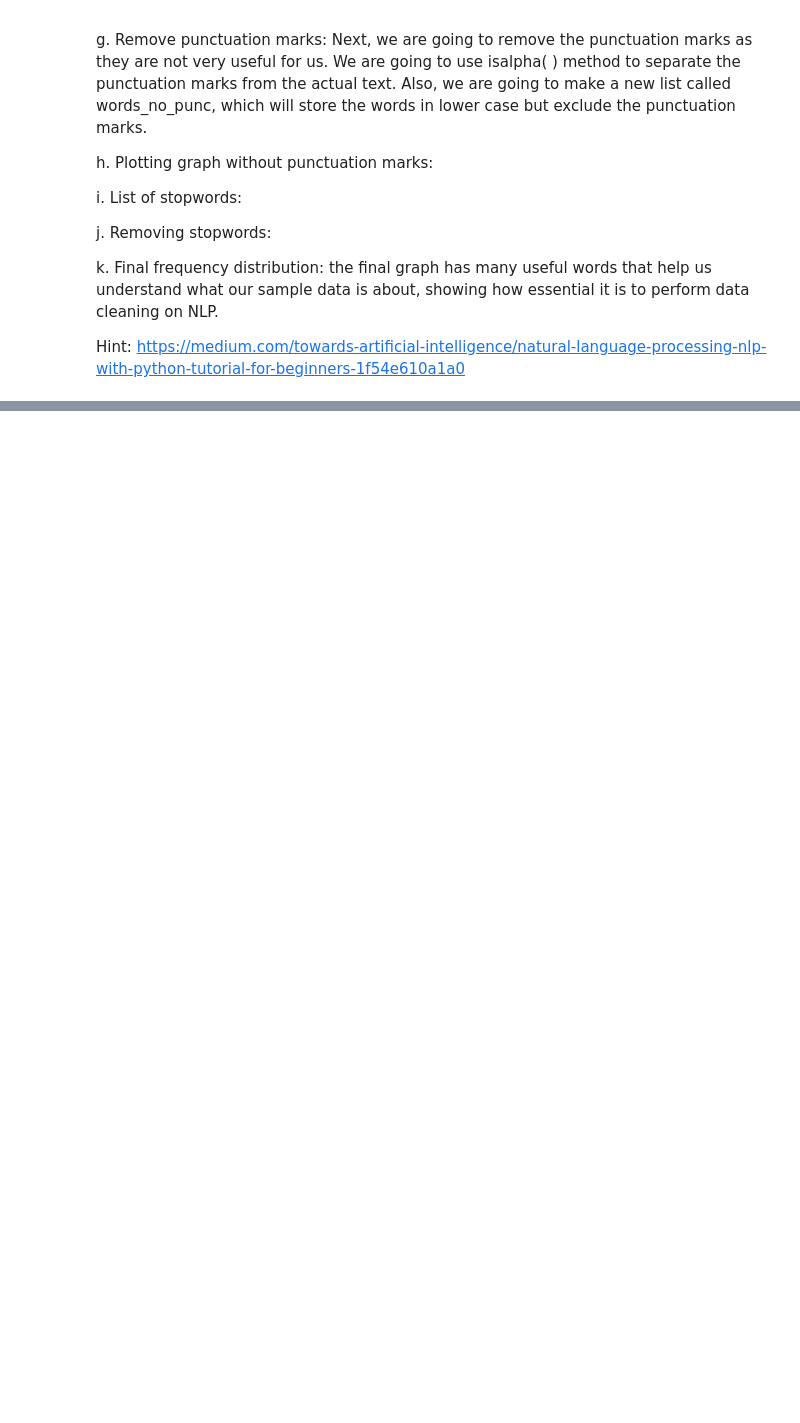
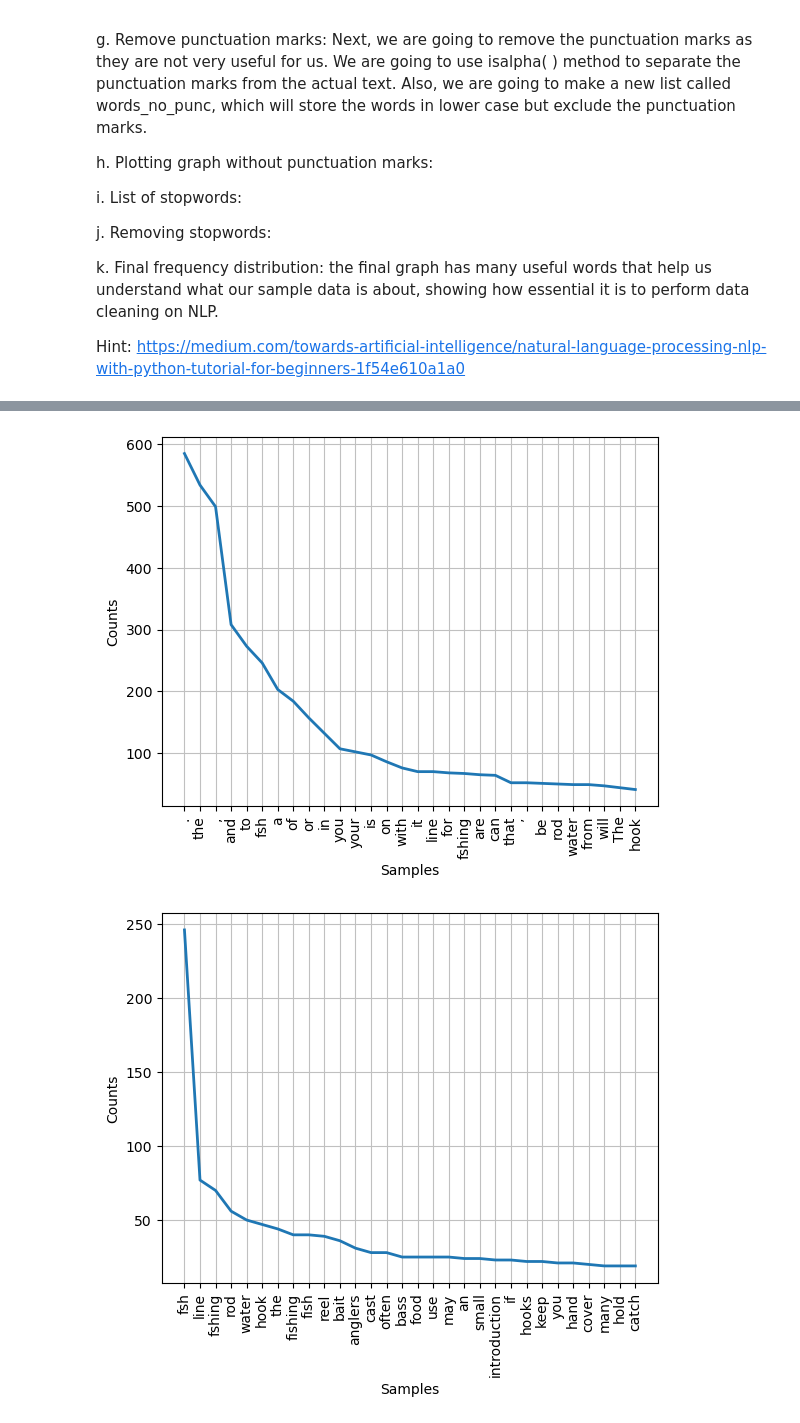
Before and after one commit to justincodestoday/DataScienceExercises, a Jupyter notebook: Lectures/P18 - Basic Text Analytics using NLTK.ipynb, the cells around one changed output, grey strips where cells are left out. Saved outputs shown, nothing was run; the diff lists cells and outputs as text; code cells hidden in the pictures; blank space fills up the shorter version.

```diff
--- a/Lectures/P18 - Basic Text Analytics using NLTK.ipynb
+++ b/Lectures/P18 - Basic Text Analytics using NLTK.ipynb
@@ -573,0 +589,12 @@ plt.show()
+# %%
+# Graph 1
+fdist.plot(30,cumulative=False)
+plt.show()
+
+
+# Graph 2 - Without punctuations and stop words
+fdist2.plot(30,cumulative=False)
+plt.show()
+# %% [output]
+[figure, added]
+[figure, added]
```
Also changed, not shown: parts of 2 cells of this notebook, 2 other files.
